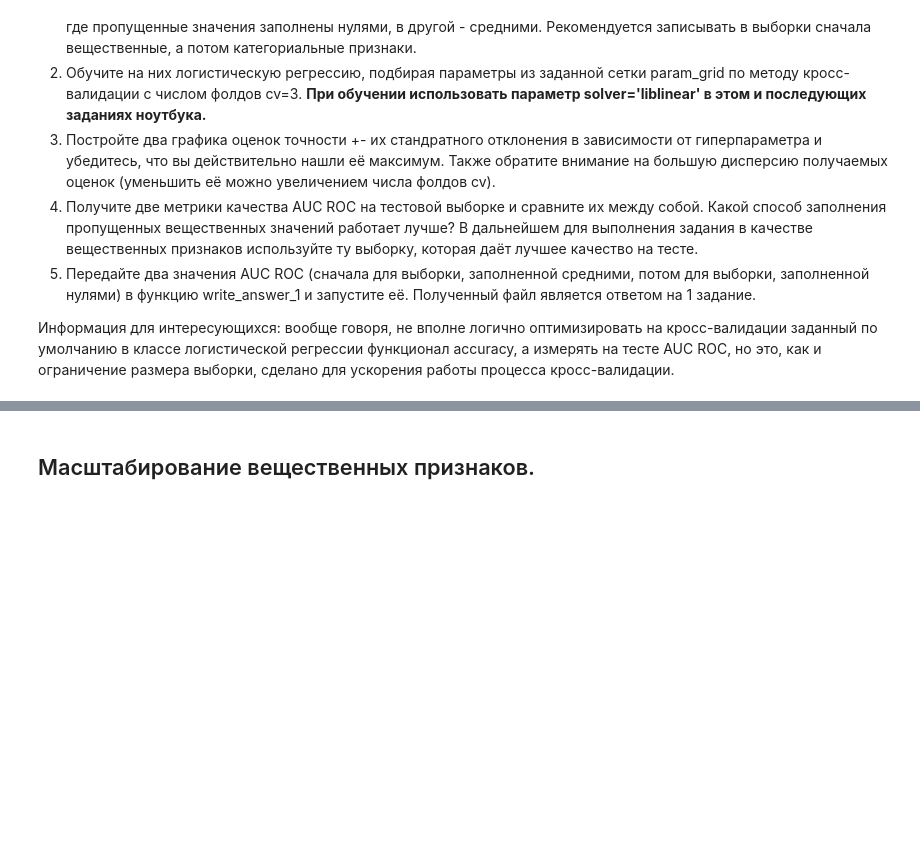
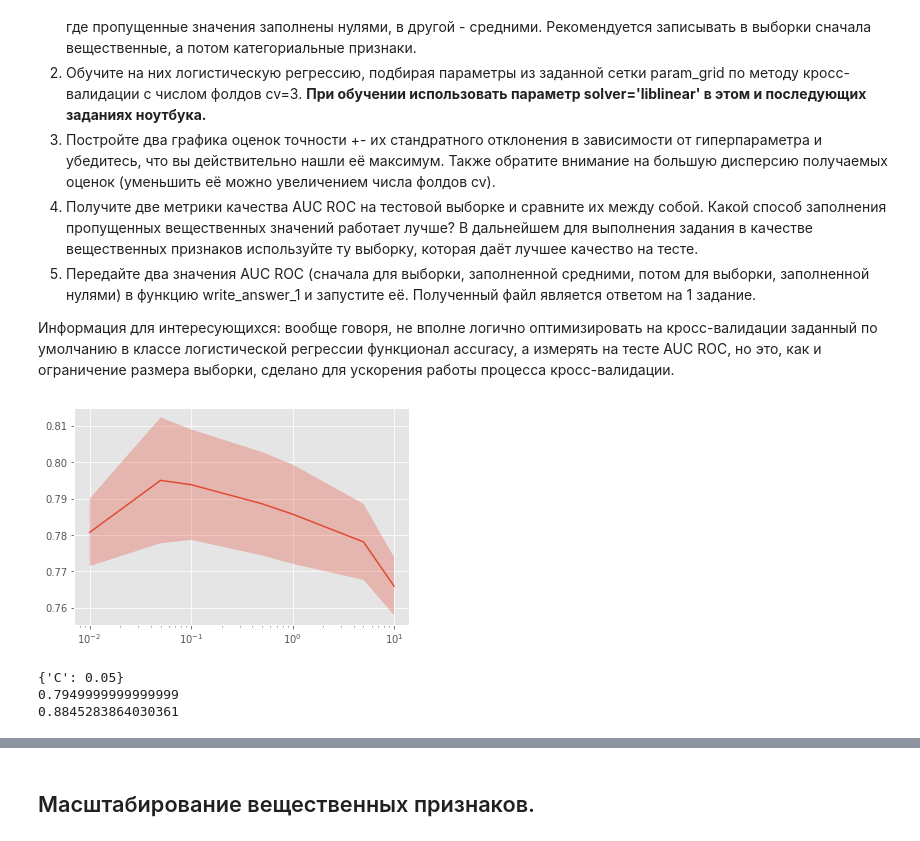
Before and after one commit to nik-nov/My_courses, a Jupyter notebook: Yandex_MIPT_Machine_learning_and_data_analysis/Course2_Learning_from_marked_data/C2W3/Preprocessing/Preprocessing_LR_Coursera.ipynb, the cells around one changed output, grey strips where cells are left out. Drawn from its saved outputs; the diff is of its cells as text; code cells hidden in the pictures; blank space fills up the shorter version.

```diff
--- a/Yandex_MIPT_Machine_learning_and_data_analysis/Course2_Learning_from_marked_data/C2W3/Preprocessing/Preprocessing_LR_Coursera.ipynb
+++ b/Yandex_MIPT_Machine_learning_and_data_analysis/Course2_Learning_from_marked_data/C2W3/Preprocessing/Preprocessing_LR_Coursera.ipynb
@@ -259,0 +307,24 @@ cv = 3
+# %%
+X_zeros_train = np.hstack((X_train_real_zeros, X_train_cat_oh))
+X_means_train = np.hstack((X_train_real_mean, X_train_cat_oh))
+X_zeros_test = np.hstack((X_test_real_zeros, X_test_cat_oh))
+X_means_test = np.hstack((X_test_real_mean, X_test_cat_oh))
+
+estimator = LogisticRegression(penalty='l2', solver='liblinear')
+optimizer = GridSearchCV(estimator, param_grid, cv=cv)
+# %%
+optimizer.fit(X_zeros_train, y_train)
+plot_scores(optimizer)
+# %% [output]
+[figure, added]
+# %%
+print(optimizer.best_params_)
+print(optimizer.best_score_)
+
+prediction_zeros = optimizer.best_estimator_.predict_proba(X_zeros_test)[:, 1]
+auc_zeros = roc_auc_score(y_test, prediction_zeros)
+print(auc_zeros)
+# %% [output]
+{'C': 0.05}
+0.7949999999999999
+0.8845283864030361
```
Also changed, not shown: parts of 47 cells of this notebook, 6 other files.
